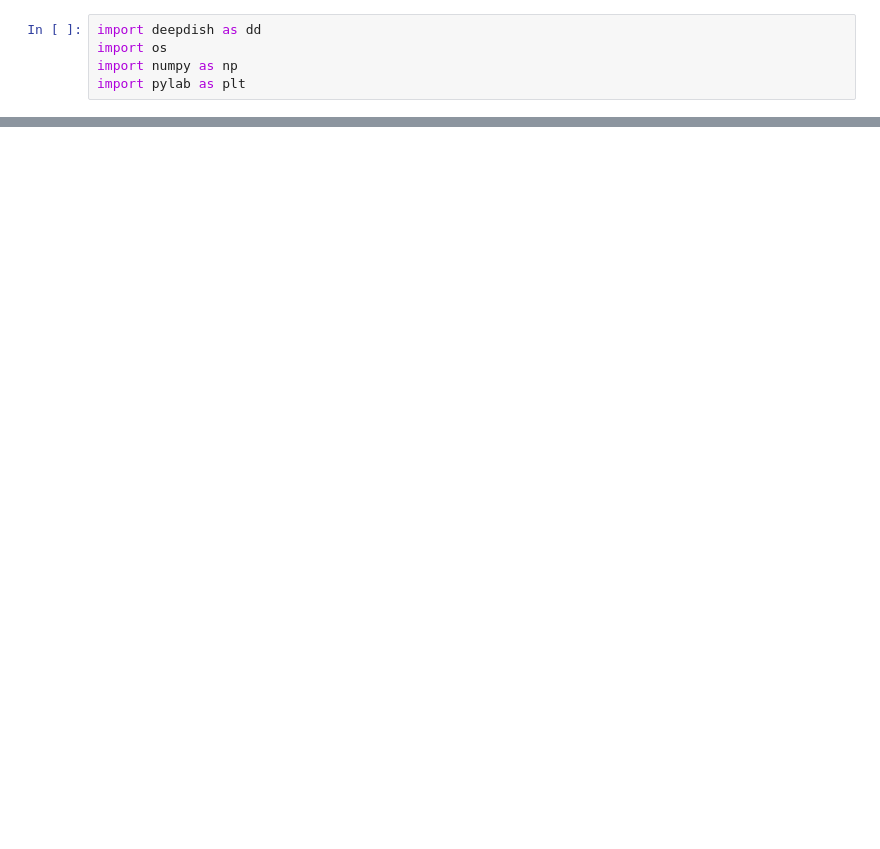
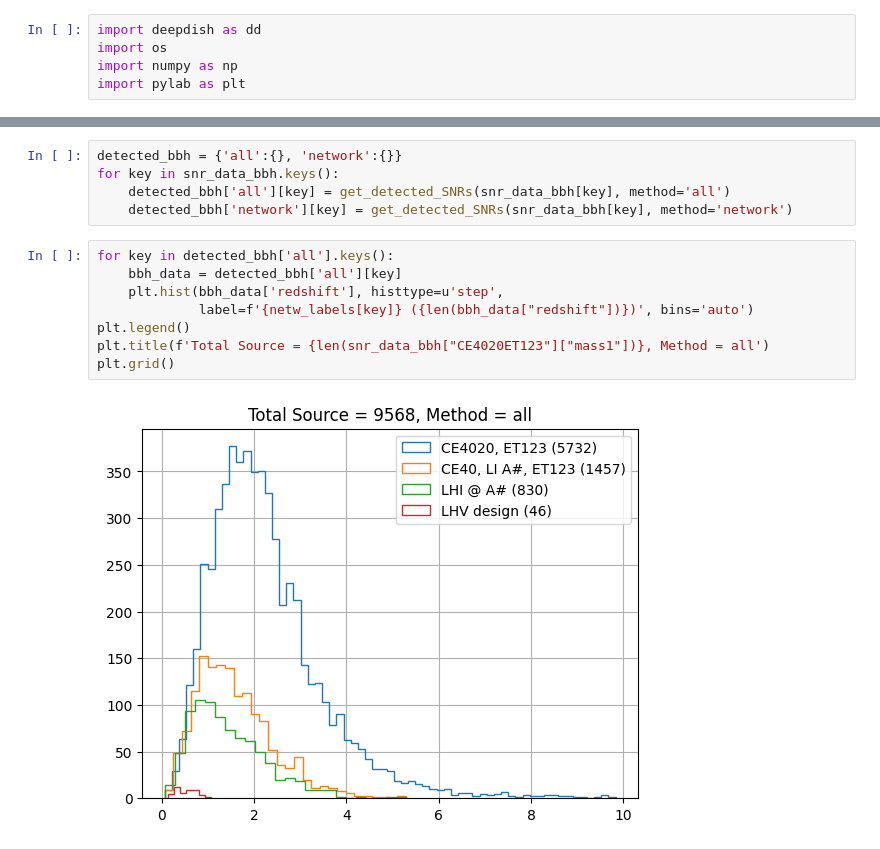
Before and after one commit to divyajyoti09/next_gen_detect, a Jupyter notebook: SNR_plots.ipynb, the cells around one changed output, grey strips where cells are left out. Saved outputs shown, nothing was run; the diff lists cells and outputs as text; blank space fills up the shorter version.

```diff
--- a/SNR_plots.ipynb
+++ b/SNR_plots.ipynb
@@ -77,0 +57,15 @@ detected_31_days_LHV_xg_netw = get_detected_SNRs(data_31_days_LHV_XG)['network']
+# %%
+detected_bbh = {'all':{}, 'network':{}}
+for key in snr_data_bbh.keys():
+    detected_bbh['all'][key] = get_detected_SNRs(snr_data_bbh[key], method='all')
+    detected_bbh['network'][key] = get_detected_SNRs(snr_data_bbh[key], method='network')
+# %%
+for key in detected_bbh['all'].keys():
+    bbh_data = detected_bbh['all'][key]
+    plt.hist(bbh_data['redshift'], histtype=u'step',
+             label=f'{netw_labels[key]} ({len(bbh_data["redshift"])})', bins='auto')
+plt.legend()
+plt.title(f'Total Source = {len(snr_data_bbh["CE4020ET123"]["mass1"])}, Method = all')
+plt.grid()
+# %% [output]
+[figure, added]
```
Also changed, not shown: parts of 30 cells of this notebook, 9 other files.
